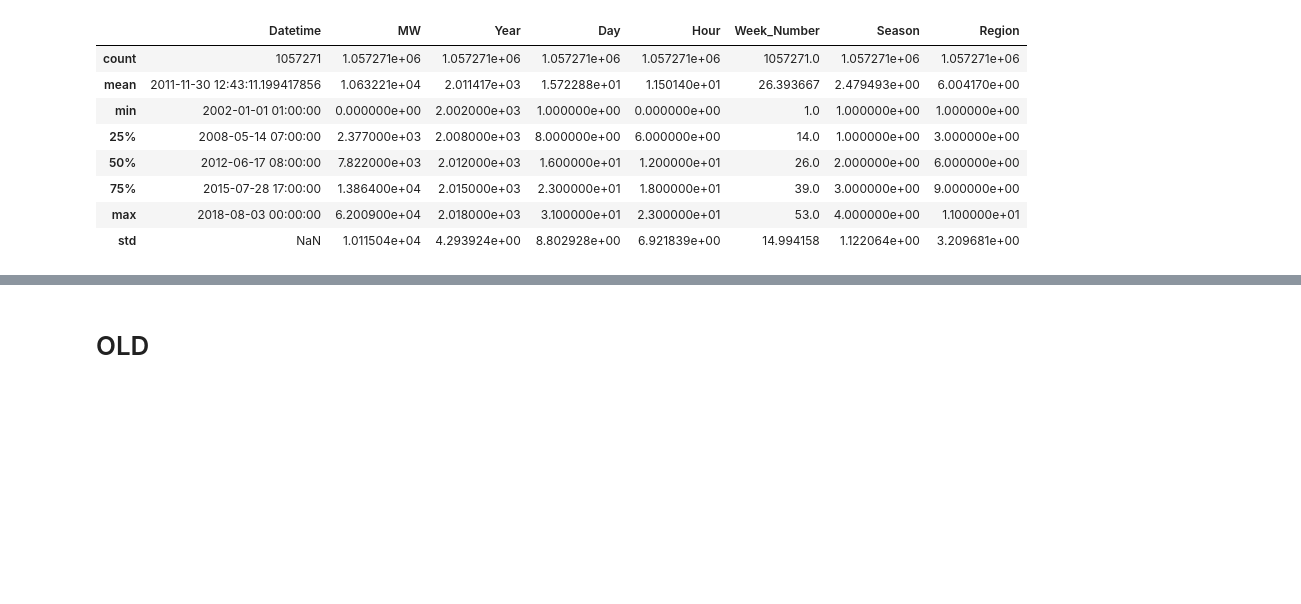
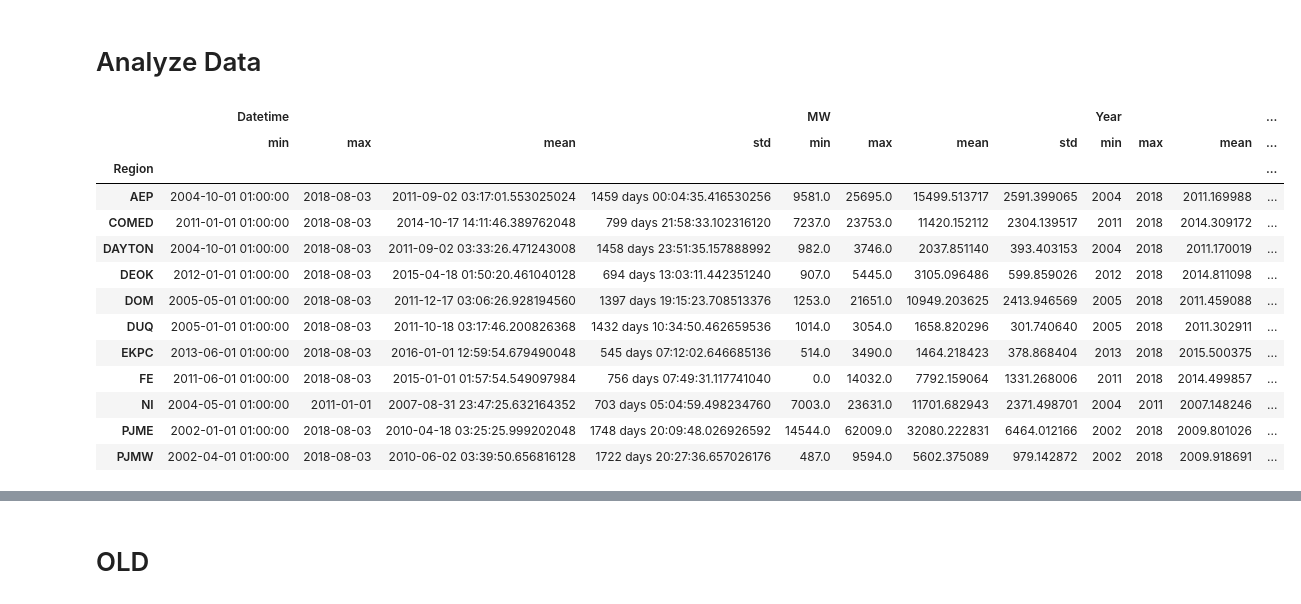
Before and after one commit to TheGuy42/ReliabilityInML_Project, a Jupyter notebook: Energy_ds/train.ipynb, the cells around one changed output, grey strips where cells are left out. Saved outputs shown, nothing was run; the diff lists cells and outputs as text; code cells hidden in the pictures; blank space fills up the shorter version.

```diff
--- a/Energy_ds/train.ipynb
+++ b/Energy_ds/train.ipynb
@@ -27,3 +27,5 @@ from neural.config import TrainConfig
 import risk
 from risk import Risk
 from algorithm import Hypothesis, ConfSeq
+
+pd.set_option('display.max_columns', None)
@@ -219,18 +248,26 @@ all_paths = ['Hourly_Energy_Consumption/AEP_hourly.csv',
             # 'Hourly_Energy_Consumption/est_hourly.paruqet',
             # 'Hourly_Energy_Consumption/pjm_hourly_est.csv'
             ]
+# %% [markdown]
+# Analyze Data
 # %%
 prep = DataPrep(*all_paths)
 data = prep.data
-# %%
-data.describe()
-# %% [output]
-|  | Datetime | MW | Year | Day | Hour | Week_Number | Season | Region |
-| count | 1057271 | 1.057271e+06 | 1.057271e+06 | 1.057271e+06 | 1.057271e+06 | 1057271.0 | 1.057271e+06 | 1.057271e+06 |
-| mean | 2011-11-30 12:43:11.199417856 | 1.063221e+04 | 2.011417e+03 | 1.572288e+01 | 1.150140e+01 | 26.393667 | 2.479493e+00 | 6.004170e+00 |
-| min | 2002-01-01 01:00:00 | 0.000000e+00 | 2.002000e+03 | 1.000000e+00 | 0.000000e+00 | 1.0 | 1.000000e+00 | 1.000000e+00 |
-| 25% | 2008-05-14 07:00:00 | 2.377000e+03 | 2.008000e+03 | 8.000000e+00 | 6.000000e+00 | 14.0 | 1.000000e+00 | 3.000000e+00 |
-| 50% | 2012-06-17 08:00:00 | 7.822000e+03 | 2.012000e+03 | 1.600000e+01 | 1.200000e+01 | 26.0 | 2.000000e+00 | 6.000000e+00 |
-| 75% | 2015-07-28 17:00:00 | 1.386400e+04 | 2.015000e+03 | 2.300000e+01 | 1.800000e+01 | 39.0 | 3.000000e+00 | 9.000000e+00 |
-| max | 2018-08-03 00:00:00 | 6.200900e+04 | 2.018000e+03 | 3.100000e+01 | 2.300000e+01 | 53.0 | 4.000000e+00 | 1.100000e+01 |
-| std | NaN | 1.011504e+04 | 4.293924e+00 | 8.802928e+00 | 6.921839e+00 | 14.994158 | 1.122064e+00 | 3.209681e+00 |
+# %%
+data['Region'] = data['Region'].apply(lambda x: REGION(x).name)
+data.groupby(by=['Region']).agg(['min', 'max', 'mean', 'std'])
+# %% [output]
+|  | Datetime |  |  |  | MW |  |  |  | Year |  |  | ... |
+|  | min | max | mean | std | min | max | mean | std | min | max | mean | ... |
+| Region |  |  |  |  |  |  |  |  |  |  |  | ... |
+| AEP | 2004-10-01 01:00:00 | 2018-08-03 | 2011-09-02 03:17:01.553025024 | 1459 days 00:04:35.416530256 | 9581.0 | 25695.0 | 15499.513717 | 2591.399065 | 2004 | 2018 | 2011.169988 | ... |
+| COMED | 2011-01-01 01:00:00 | 2018-08-03 | 2014-10-17 14:11:46.389762048 | 799 days 21:58:33.102316120 | 7237.0 | 23753.0 | 11420.152112 | 2304.139517 | 2011 | 2018 | 2014.309172 | ... |
+| DAYTON | 2004-10-01 01:00:00 | 2018-08-03 | 2011-09-02 03:33:26.471243008 | 1458 days 23:51:35.157888992 | 982.0 | 3746.0 | 2037.851140 | 393.403153 | 2004 | 2018 | 2011.170019 | ... |
+| DEOK | 2012-01-01 01:00:00 | 2018-08-03 | 2015-04-18 01:50:20.461040128 | 694 days 13:03:11.442351240 | 907.0 | 5445.0 | 3105.096486 | 599.859026 | 2012 | 2018 | 2014.811098 | ... |
+| DOM | 2005-05-01 01:00:00 | 2018-08-03 | 2011-12-17 03:06:26.928194560 | 1397 days 19:15:23.708513376 | 1253.0 | 21651.0 | 10949.203625 | 2413.946569 | 2005 | 2018 | 2011.459088 | ... |
+| DUQ | 2005-01-01 01:00:00 | 2018-08-03 | 2011-10-18 03:17:46.200826368 | 1432 days 10:34:50.462659536 | 1014.0 | 3054.0 | 1658.820296 | 301.740640 | 2005 | 2018 | 2011.302911 | ... |
+| EKPC | 2013-06-01 01:00:00 | 2018-08-03 | 2016-01-01 12:59:54.679490048 | 545 days 07:12:02.646685136 | 514.0 | 3490.0 | 1464.218423 | 378.868404 | 2013 | 2018 | 2015.500375 | ... |
+| FE | 2011-06-01 01:00:00 | 2018-08-03 | 2015-01-01 01:57:54.549097984 | 756 days 07:49:31.117741040 | 0.0 | 14032.0 | 7792.159064 | 1331.268006 | 2011 | 2018 | 2014.499857 | ... |
+| NI | 2004-05-01 01:00:00 | 2011-01-01 | 2007-08-31 23:47:25.632164352 | 703 days 05:04:59.498234760 | 7003.0 | 23631.0 | 11701.682943 | 2371.498701 | 2004 | 2011 | 2007.148246 | ... |
+| PJME | 2002-01-01 01:00:00 | 2018-08-03 | 2010-04-18 03:25:25.999202048 | 1748 days 20:09:48.026926592 | 14544.0 | 62009.0 | 32080.222831 | 6464.012166 | 2002 | 2018 | 2009.801026 | ... |
+| PJMW | 2002-04-01 01:00:00 | 2018-08-03 | 2010-06-02 03:39:50.656816128 | 1722 days 20:27:36.657026176 | 487.0 | 9594.0 | 5602.375089 | 979.142872 | 2002 | 2018 | 2009.918691 | ... |
```
Also changed, not shown: parts of 11 cells of this notebook, 4 other files.
